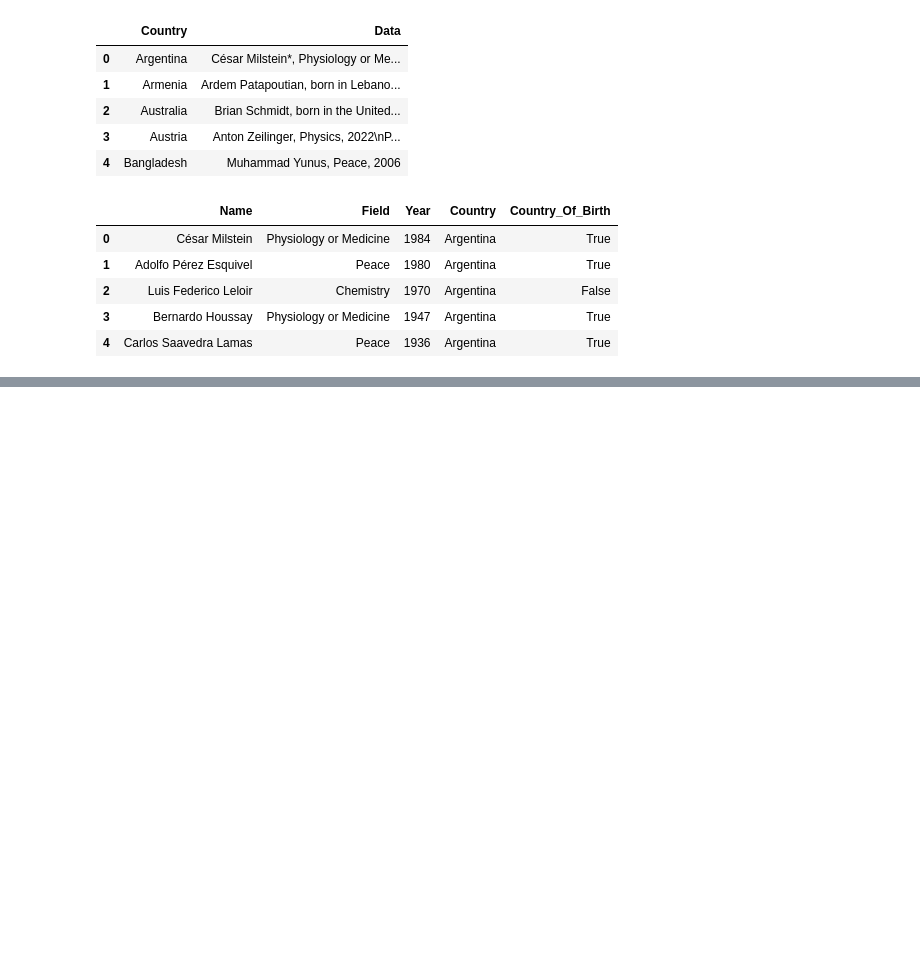
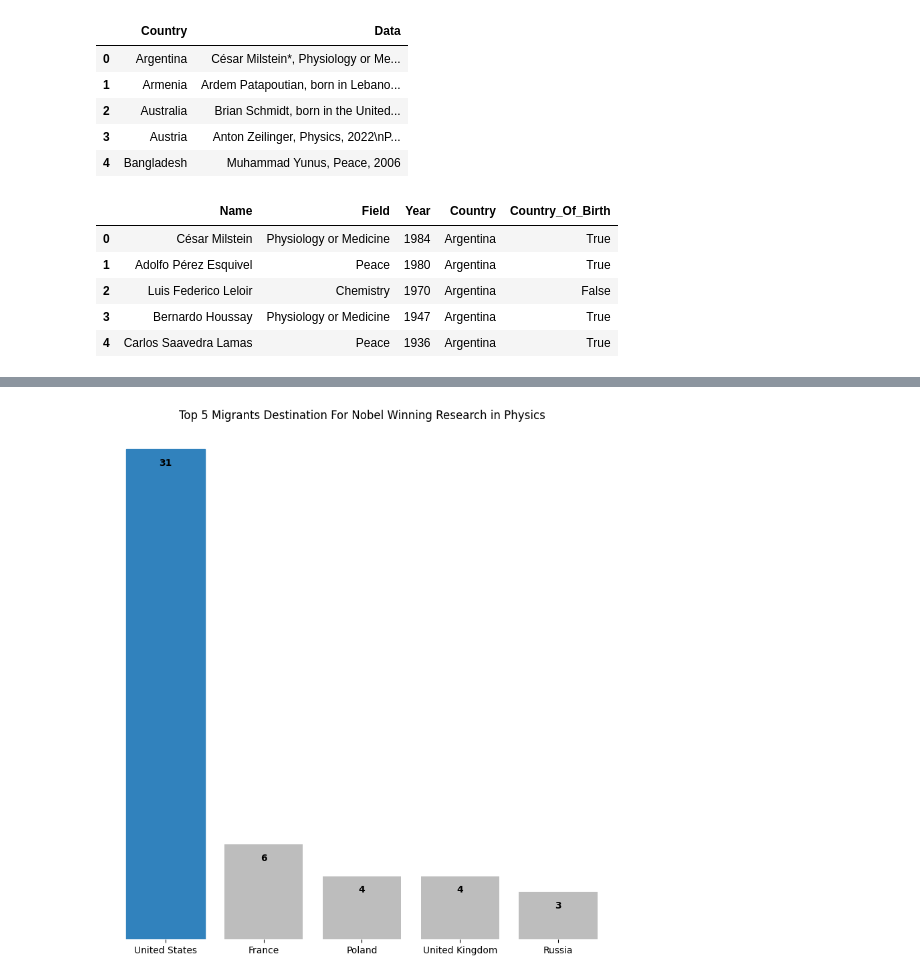
Before and after one commit to adelvictor/Nobel-Laureate, a Jupyter notebook: NobelLaureates.ipynb, the cells around one changed output, grey strips where cells are left out. Drawn from its saved outputs; the diff is of its cells as text; code cells hidden in the pictures; blank space fills up the shorter version.

```diff
--- a/NobelLaureates.ipynb
+++ b/NobelLaureates.ipynb
@@ -109,0 +143,17 @@ LaureateCountryDF.head()
+# %%
+PhysicsLaureates = LaureateCountryDF[(LaureateCountryDF.Field == "Physics") & (LaureateCountryDF.Country_Of_Birth == False)]
+# %%
+PhysicsLaureatesMigrated = PhysicsLaureates.Country.value_counts()[0:5]
+# %%
+PhysicsLaureatesMigrated.rename({"Russia and Soviet Union": "Russia"}, inplace=True)
+# %%
+plt.figure(figsize=(10,10))
+rects = plt.bar(PhysicsLaureatesMigrated.index, PhysicsLaureatesMigrated.values, color="#bdbdbd")
+rects[0].set_color("#3182bd")
+plt.box(False)
+plt.yticks([])
+plt.bar_label(rects, PhysicsLaureatesMigrated.values, padding=-20, fontweight="bold", color="black")
+plt.title("Top 5 Migrants Destination For Nobel Winning Research in Physics")
+plt.show()
+# %% [output]
+[figure, added]
```
Also changed, not shown: parts of 7 cells of this notebook.
